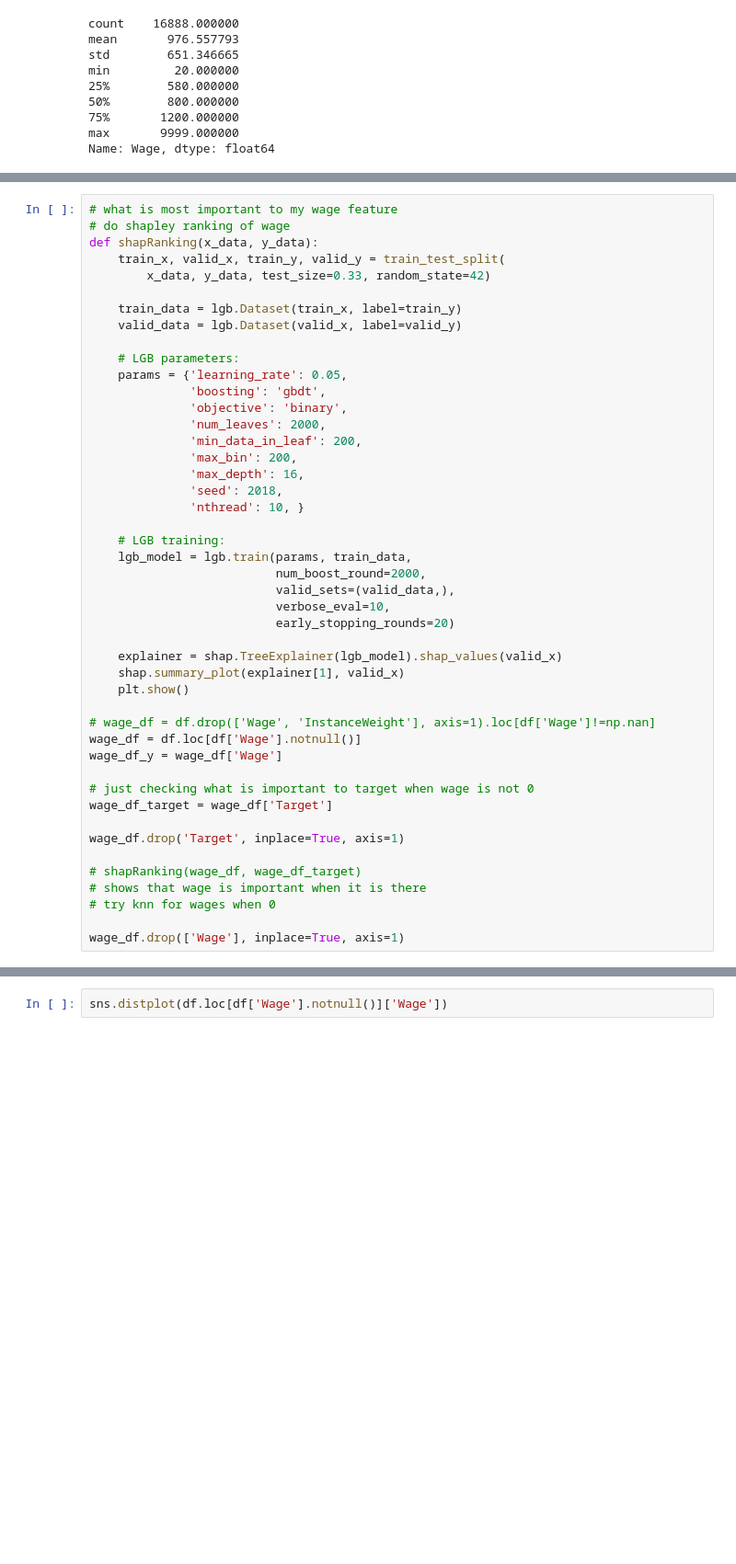
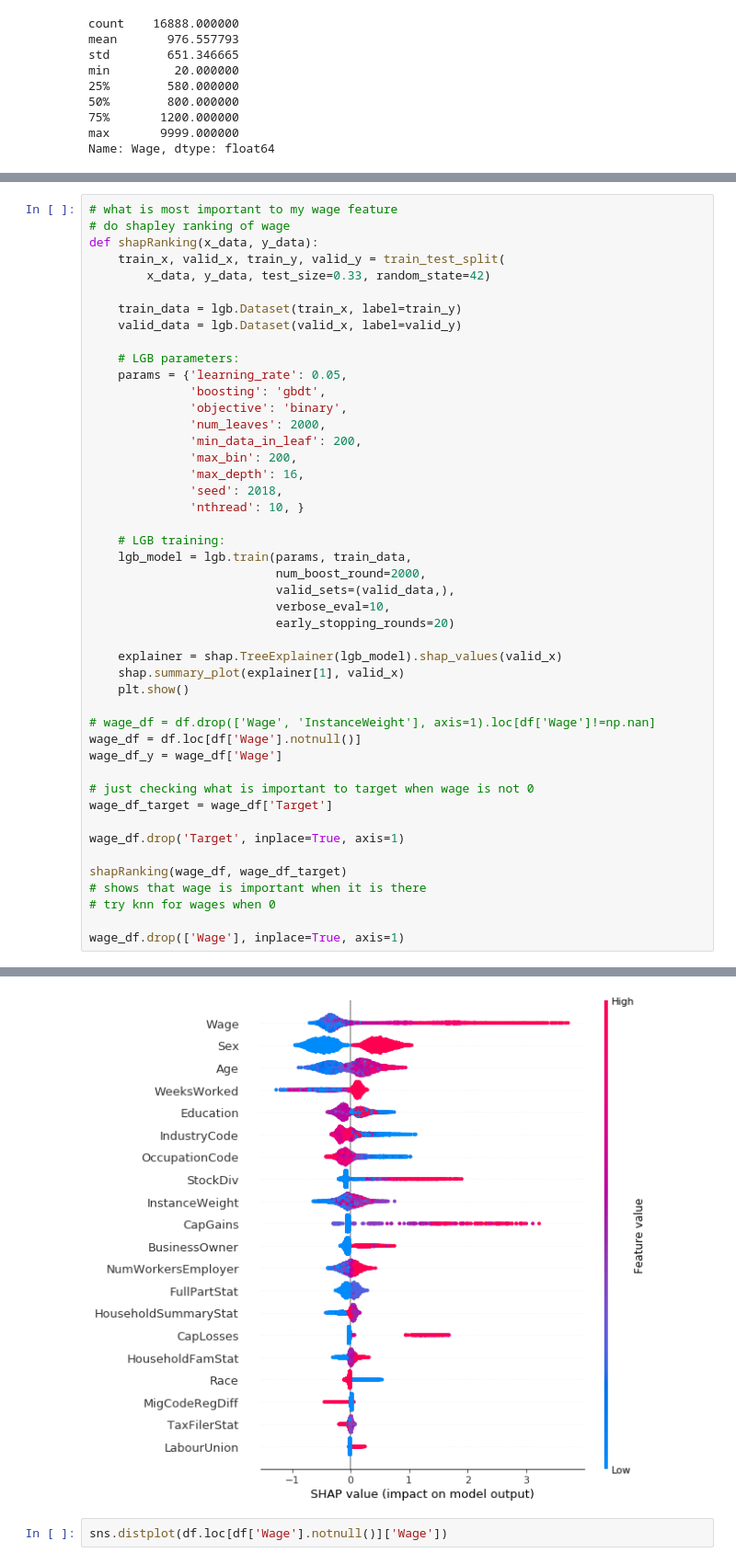
Before and after one commit to shaunmalti/Dataiku_Problem_2, a Jupyter notebook: Notebook.ipynb, the cells around one changed output, grey strips where cells are left out. Shown at 92% size. Saved outputs shown, nothing was run; the diff lists cells and outputs as text; blank space fills up the shorter version.

```diff
--- a/Notebook.ipynb
+++ b/Notebook.ipynb
@@ -649,7 +685,7 @@ wage_df_target = wage_df['Target']
 
 wage_df.drop('Target', inplace=True, axis=1)
 
-# shapRanking(wage_df, wage_df_target)
+shapRanking(wage_df, wage_df_target)
 # shows that wage is important when it is there
 # try knn for wages when 0
 
@@ -661,3 +711,4 @@ See the caveats in the documentation: http://pandas.pydata.org/pandas-docs/stabl
+[figure, added]
 # %%
 sns.distplot(df.loc[df['Wage'].notnull()]['Wage'])
 # %% [output]
```
Also changed, not shown: parts of 66 cells of this notebook.
